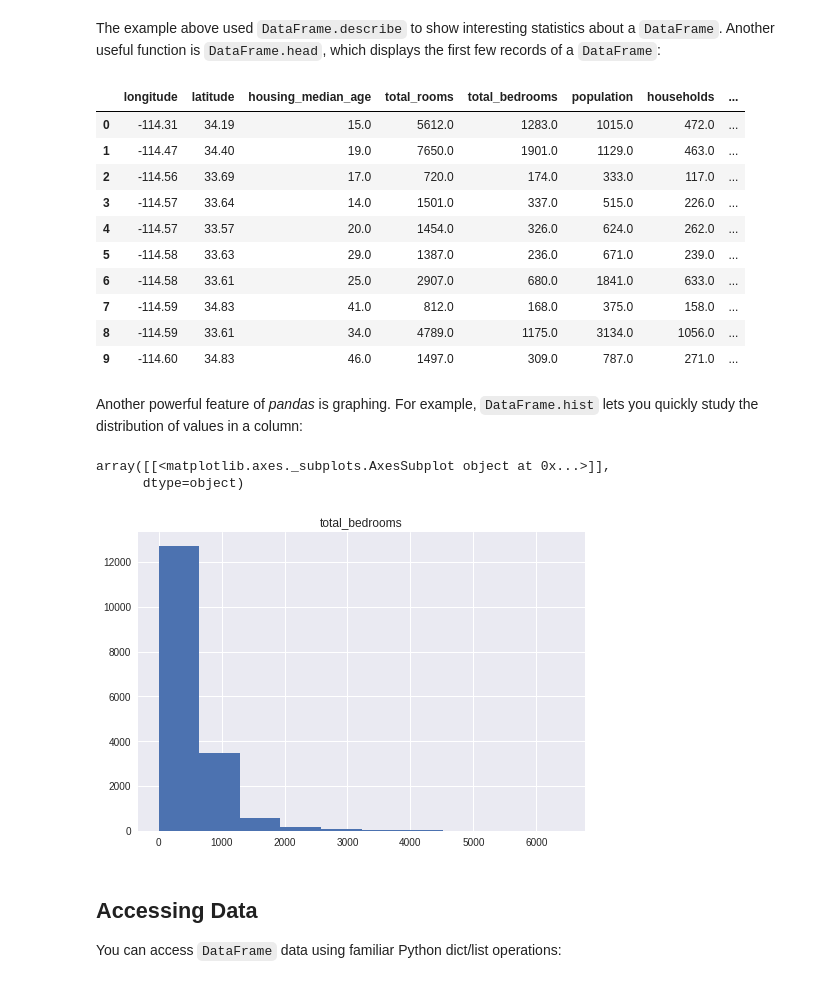
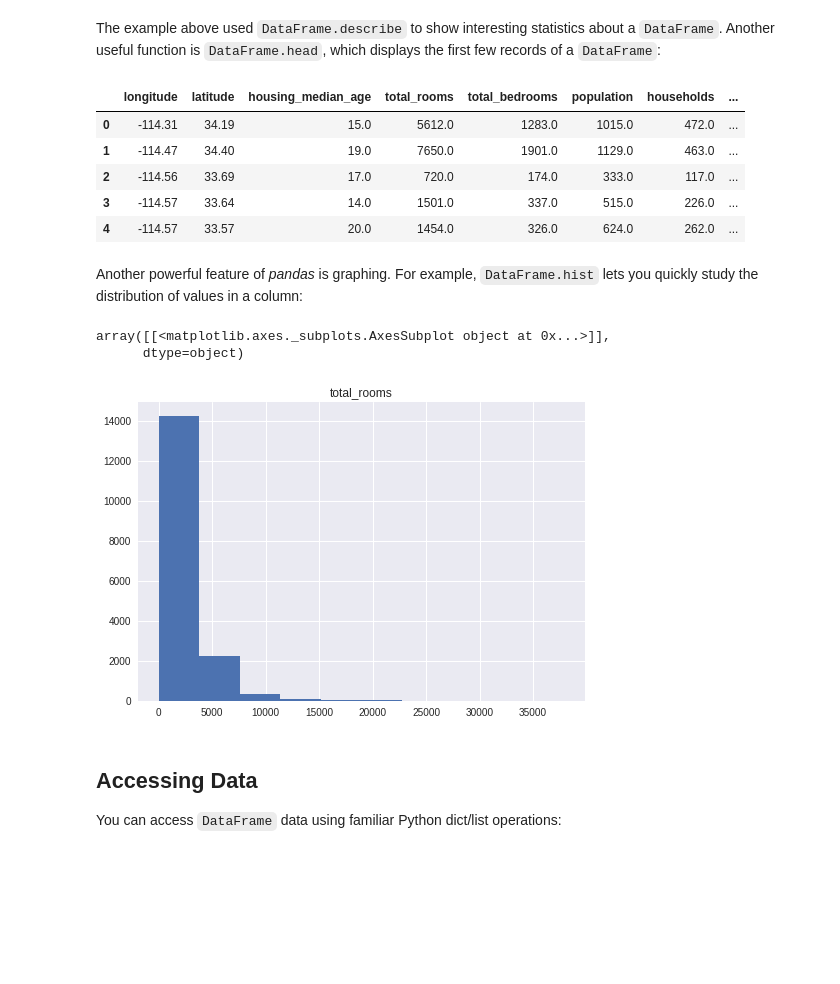
Before and after one commit to Satyam-agarwal/machine_learning-colab-, a Jupyter notebook: intro_to_pandas.ipynb, the cells around one changed output. Saved outputs shown, nothing was run; the diff lists cells and outputs as text; code cells hidden in the pictures; blank space fills up the shorter version.

```diff
--- a/intro_to_pandas.ipynb
+++ b/intro_to_pandas.ipynb
@@ -80,7 +73,7 @@ california_housing_dataframe.describe()
 # %% [markdown]
 The example above used `DataFrame.describe` to show interesting statistics about a `DataFrame`. Another useful function is `DataFrame.head`, which displays the first few records of a `DataFrame`:
 # %%
-california_housing_dataframe.head(10)
+california_housing_dataframe.head()
 # %% [output]
 |  | longitude | latitude | housing_median_age | total_rooms | total_bedrooms | population | households | ... |
 | 0 | -114.31 | 34.19 | 15.0 | 5612.0 | 1283.0 | 1015.0 | 472.0 | ... |
@@ -88,19 +81,14 @@ california_housing_dataframe.head(10)
 | 2 | -114.56 | 33.69 | 17.0 | 720.0 | 174.0 | 333.0 | 117.0 | ... |
 | 3 | -114.57 | 33.64 | 14.0 | 1501.0 | 337.0 | 515.0 | 226.0 | ... |
 | 4 | -114.57 | 33.57 | 20.0 | 1454.0 | 326.0 | 624.0 | 262.0 | ... |
-| 5 | -114.58 | 33.63 | 29.0 | 1387.0 | 236.0 | 671.0 | 239.0 | ... |
-| 6 | -114.58 | 33.61 | 25.0 | 2907.0 | 680.0 | 1841.0 | 633.0 | ... |
-| 7 | -114.59 | 34.83 | 41.0 | 812.0 | 168.0 | 375.0 | 158.0 | ... |
-| 8 | -114.59 | 33.61 | 34.0 | 4789.0 | 1175.0 | 3134.0 | 1056.0 | ... |
-| 9 | -114.60 | 34.83 | 46.0 | 1497.0 | 309.0 | 787.0 | 271.0 | ... |
 # %% [markdown]
 Another powerful feature of *pandas* is graphing. For example, `DataFrame.hist` lets you quickly study the distribution of values in a column:
 # %%
-california_housing_dataframe.hist('total_bedrooms')
+california_housing_dataframe.hist('total_rooms')
 # %% [output]
 array([[<matplotlib.axes._subplots.AxesSubplot object at 0x...>]],
       dtype=object)
-[figure, old version]
+[figure, new version]
 # %% [markdown]
 ## Accessing Data
 
```
Also changed, not shown: parts of 14 cells of this notebook.
